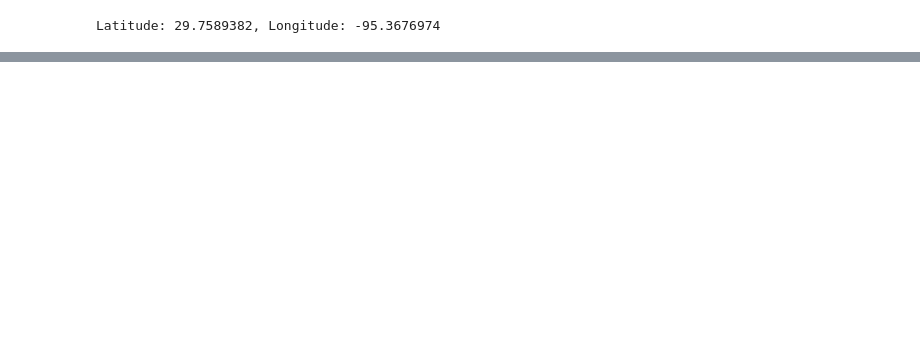
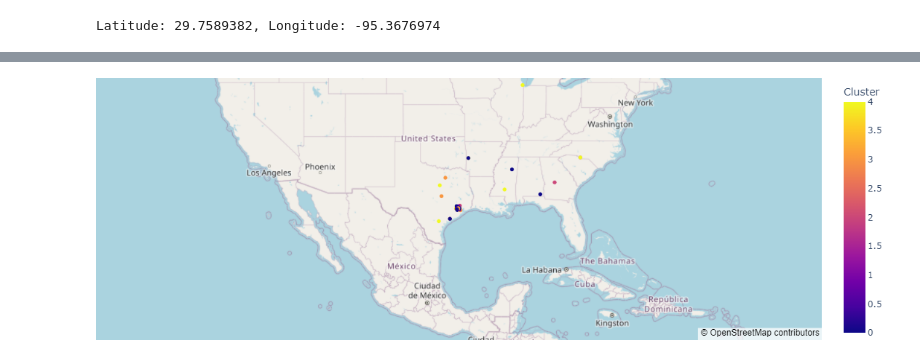
Before and after one commit to hyndavi1234/CS418-Project, a Jupyter notebook: Extract Geolocations.ipynb, the cells around one changed output, grey strips where cells are left out. Cells and saved outputs as stored; diff of their text form; code cells hidden in the pictures; blank space fills up the shorter version.

Commit message:
Added plots

```diff
--- a/Extract Geolocations.ipynb
+++ b/Extract Geolocations.ipynb
@@ -6,7 +6,7 @@ import pandas as pd
 import pickle
 # %%
 data_main = pd.read_csv('Electricity_Usage_Data.csv')
-v = list(data_main["service_address"].value_counts()[:200].index)
+v = list(data_main["service_address"].value_counts().index)
 # %%
 url = 'https://nominatim.openstreetmap.org/search/' + urllib.parse.quote("Houston") +'?format=json'
 response = requests.get(url).json()
@@ -16,23 +22,24 @@ Latitude: 29.7589382, Longitude: -95.3676974
 # %%
-locations = {}
-url = 'https://nominatim.openstreetmap.org/search/' + urllib.parse.quote("Houston") +'?format=json'
-response = requests.get(url).json()
-print('Latitude: '+response[0]['lat']+', Longitude: '+response[0]['lon'])
-locations['Houston'] = [response[0]['lat'],response[0]['lon']]
-
 for j,i in enumerate(v):
+    if i in locations.keys():
+        print(j)
+        print('------------------------------------------------------------------')
+        continue
     p = i.replace("1/2","")
     p = p.replace("1/5","")
     p = p.replace("1/3","")
     p = p.replace("1/8","")
+    p = p.replace("\n","")
     p = p+", Houston"
     url = 'https://nominatim.openstreetmap.org/search/' + urllib.parse.quote(p) +'?format=json'
     try:
         response = requests.get(url).json()
         print('Latitude: '+response[0]['lat']+', Longitude: '+response[0]['lon']+i)
         print(j)
+        print('------------------------------------------------------------------')
         locations[i] = [response[0]['lat'],response[0]['lon']]
     except:
         print(i,j)
+        print('------------------------------------------------------------------')
         continue
 # %% [output]
@@ -57,0 +95,6 @@ pickle.dump(locations,open("locations.pkl","wb"))
+# %%
+data = []
+for k in locations.keys():
+    data.append([k,float(locations[k][0]),float(locations[k][1]),random.randint(0,4)])
+df = pd.DataFrame(data,columns=["Address","lat","lon","Cluster"])
+df.head()
@@ -57,0 +108,11 @@ pickle.dump(locations,open("locations.pkl","wb"))
+# %%
+import pandas as pd
+import plotly.express as px
+
+fig = px.scatter_mapbox(df, lat="lat", lon="lon", hover_name="Address", hover_data=["Address","Cluster"],color="Cluster",
+                        color_discrete_sequence=["fuchsia"], zoom=3, height=300,center=dict(lat=29.7, lon=-95.3),)
+fig.update_layout(mapbox_style="open-street-map")
+fig.update_layout(margin={"r":0,"t":0,"l":0,"b":0})
+fig.show()
+# %% [output]
+[figure, added]
```
Also changed, not shown: parts of 7 cells of this notebook.
